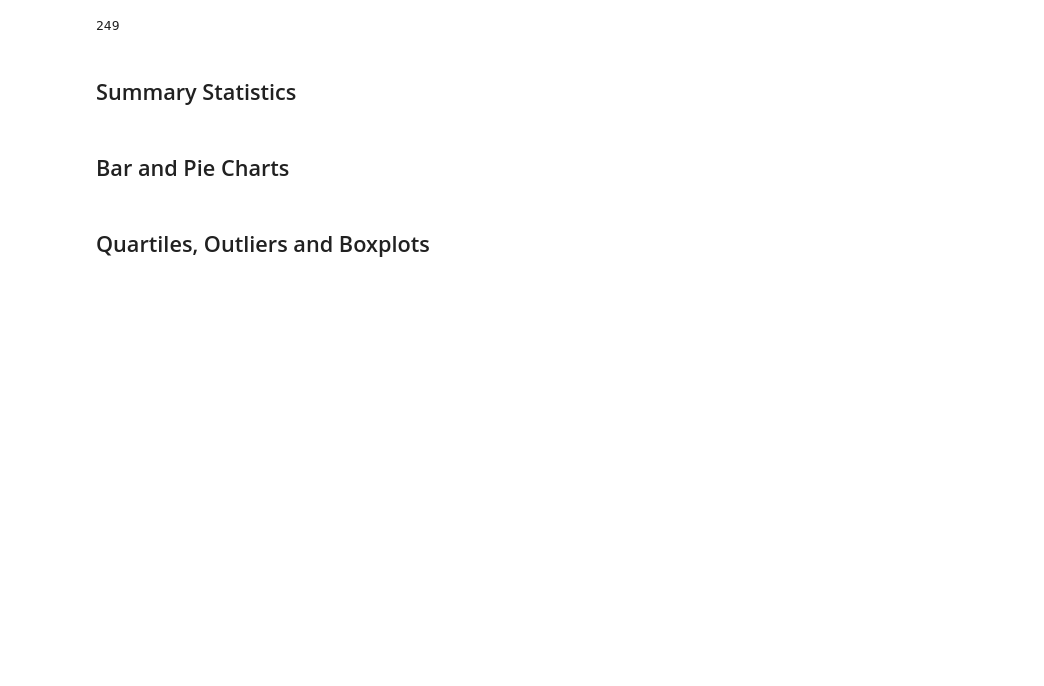
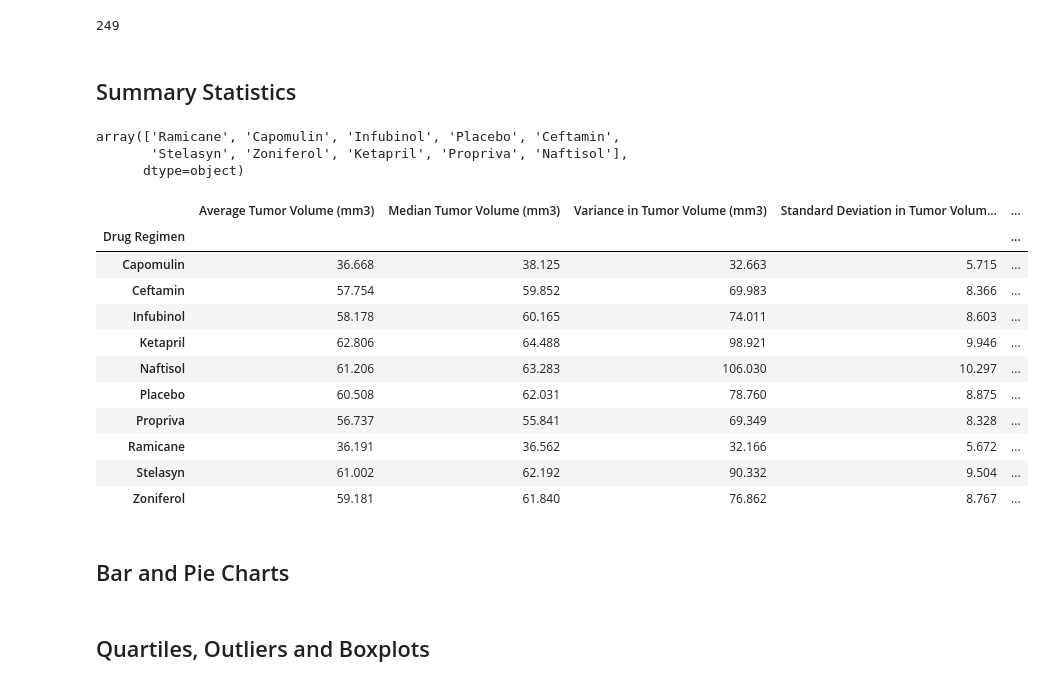
Before and after one commit to SofiaAS1/Pymaceuticals-Inc, a Jupyter notebook: 05-Matplotlib/Instructions/Pymaceuticals/pymaceuticals_starter.ipynb, the cells around one changed output. Saved outputs shown, nothing was run; the diff lists cells and outputs as text; code cells hidden in the pictures; blank space fills up the shorter version.

```diff
--- a/05-Matplotlib/Instructions/Pymaceuticals/pymaceuticals_starter.ipynb
+++ b/05-Matplotlib/Instructions/Pymaceuticals/pymaceuticals_starter.ipynb
@@ -106,8 +108,42 @@ cln_combod["Mouse ID"].count()
 ## Summary Statistics
 # %%
 # Generate a summary statistics table of mean, median, variance, standard deviation, and SEM of the tumor volume for each regimen
-
 # This method is the most straighforward, creating multiple series and putting them all together at the end.
+cln_combod["Drug Regimen"].unique()
+# %% [output]
+array(['Ramicane', 'Capomulin', 'Infubinol', 'Placebo', 'Ceftamin',
+       'Stelasyn', 'Zoniferol', 'Ketapril', 'Propriva', 'Naftisol'],
+      dtype=object)
+# %%
+combod_mean = cln_combod.groupby("Drug Regimen").mean()["Tumor Volume (mm3)"]
+combod_median = cln_combod.groupby("Drug Regimen").median()["Tumor Volume (mm3)"]
+combod_var = cln_combod.groupby("Drug Regimen").var()["Tumor Volume (mm3)"]
+combod_std = cln_combod.groupby("Drug Regimen").std()["Tumor Volume (mm3)"]
+combod_sem = cln_combod.groupby("Drug Regimen").sem()["Tumor Volume (mm3)"]
+sum_stats = pd.DataFrame({"Average Tumor Volume (mm3)": combod_mean, "Median Tumor Volume (mm3)": combod_median,
+                                        "Variance in Tumor Volume (mm3)": combod_var,
+                                        "Standard Deviation in Tumor Volume (mm3)": combod_std,
+                                        "Standard Error in Tumor Volume (mm3)": combod_sem})
+sum_stats = sum_stats.sort_index()
+sum_stats["Average Tumor Volume (mm3)"] = sum_stats["Average Tumor Volume (mm3)"].map("{:.3f}".format)
+sum_stats["Median Tumor Volume (mm3)"] = sum_stats["Median Tumor Volume (mm3)"].map("{:.3f}".format)
+sum_stats["Variance in Tumor Volume (mm3)"] = sum_stats["Variance in Tumor Volume (mm3)"].map("{:.3f}".format)
+sum_stats["Standard Deviation in Tumor Volume (mm3)"] = sum_stats["Standard Deviation in Tumor Volume (mm3)"].map("{:.3f}".format)
+sum_stats["Standard Error in Tumor Volume (mm3)"] = sum_stats["Standard Error in Tumor Volume (mm3)"].map("{:.3f}".format)
+sum_stats
+# %% [output]
+|  | Average Tumor Volume (mm3) | Median Tumor Volume (mm3) | Variance in Tumor Volume (mm3) | Standard Deviation in Tumor Volum... | ... |
+| Drug Regimen |  |  |  |  | ... |
+| Capomulin | 36.668 | 38.125 | 32.663 | 5.715 | ... |
+| Ceftamin | 57.754 | 59.852 | 69.983 | 8.366 | ... |
+| Infubinol | 58.178 | 60.165 | 74.011 | 8.603 | ... |
+| Ketapril | 62.806 | 64.488 | 98.921 | 9.946 | ... |
+| Naftisol | 61.206 | 63.283 | 106.030 | 10.297 | ... |
+| Placebo | 60.508 | 62.031 | 78.760 | 8.875 | ... |
+| Propriva | 56.737 | 55.841 | 69.349 | 8.328 | ... |
+| Ramicane | 36.191 | 36.562 | 32.166 | 5.672 | ... |
+| Stelasyn | 61.002 | 62.192 | 90.332 | 9.504 | ... |
+| Zoniferol | 59.181 | 61.840 | 76.862 | 8.767 | ... |
 # %%
 # Generate a summary statistics table of mean, median, variance, standard deviation, and SEM of the tumor volume for each regimen
 
```
Also changed, not shown: parts of 1 cell of this notebook.
